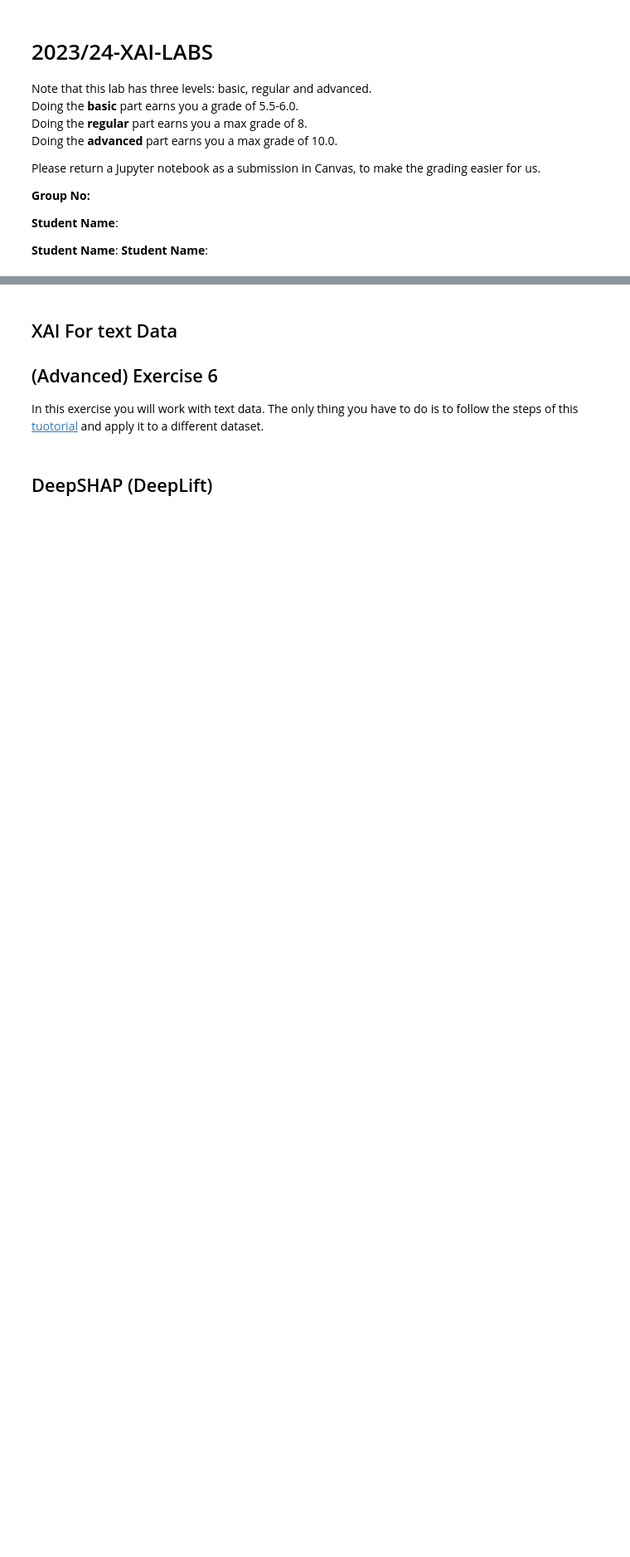
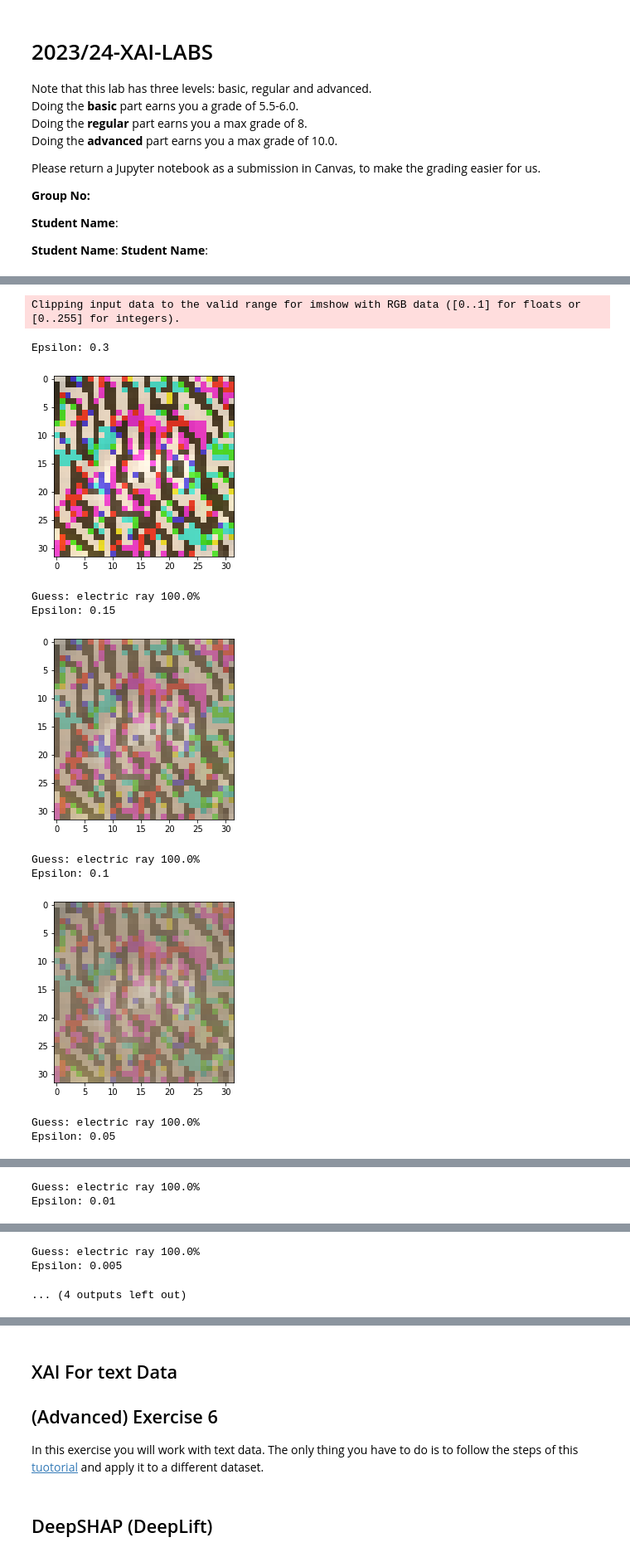
Before and after one commit to TwanMoghaddar/Explainable-Ai, a Jupyter notebook: src/2024_Lecture_3_XAI.ipynb, the cells around one changed output, grey strips where cells are left out. Shown: that part at 83% size. Saved outputs shown, nothing was run; the diff lists cells and outputs as text; code cells hidden in the pictures; blank space fills up the shorter version.

```diff
--- a/src/2024_Lecture_3_XAI.ipynb
+++ b/src/2024_Lecture_3_XAI.ipynb
@@ -27,0 +72,55 @@ Train your own neural network and make it robust against such attack specificall
+# %%
+def normalize(batch):
+    return (batch - torch.tensor(preprocess.mean).view(1,-1,1,1).to(device)) / torch.tensor(preprocess.std).view(1, -1, 1, 1).to(device)
+# %%
+def FGSM(model, batch, epsilon, class_names, normalized, show=False):
+    batch.requires_grad = True
+
+    output = model(batch)
+    prediction = output.squeeze(0)
+    class_id = prediction.argmax().item()
+
+    loss = F.nll_loss(output, torch.tensor([class_id]).to(device))
+    model.zero_grad()
+    loss.backward()
+
+    data_grad = batch.grad.data
+    sign_data_grad = data_grad.sign()
+
+    if normalized:
+        denormalized_batch = denormalize(batch)
+        new_batch = denormalized_batch + epsilon * sign_data_grad
+    else:
+        new_batch = batch + epsilon * sign_data_grad
+
+    if show:
+        plt.imshow(new_batch.squeeze(0).detach().cpu().permute(1,2,0))
+        plt.show()
+
+    if normalized:
+        normalized_batch = normalize(new_batch)
+        prediction = model(normalized_batch).squeeze(0)
+    else:
+        prediction = model(new_batch).squeeze(0)
+
+    class_id = prediction.argmax().item()
+    score = prediction[class_id].item()
+    category_name = class_names[class_id]
+    print(f"Guess: {category_name} {100 * score:.1f}%")
+# %%
+epsilons = [0.3, 0.15, 0.1, 0.05, 0.01, 0.005, 0]
+for epsilon in epsilons:
+    print(f"Epsilon: {epsilon}")
+    FGSM(model, batch, epsilon, weights.meta["categories"],True, True)
+# %% [output]
+Clipping input data to the valid range for imshow with RGB data ([0..1] for floats or [0..255] for integers).
+Epsilon: 0.3
+[figure, added]
+Guess: electric ray 100.0%
+Epsilon: 0.15
+[figure, added]
+Guess: electric ray 100.0%
+Epsilon: 0.1
+[figure, added]
+Guess: electric ray 100.0%
+Epsilon: 0.05
@@ -27,0 +128,2 @@ Train your own neural network and make it robust against such attack specificall
+Guess: electric ray 100.0%
+Epsilon: 0.01
@@ -27,0 +131,3 @@ Train your own neural network and make it robust against such attack specificall
+Guess: electric ray 100.0%
+Epsilon: 0.005
+... (4 outputs left out)
```
Also changed, not shown: parts of 27 cells of this notebook.
